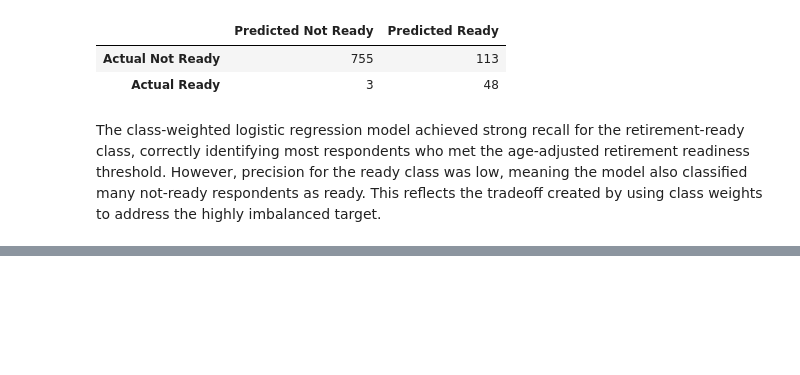
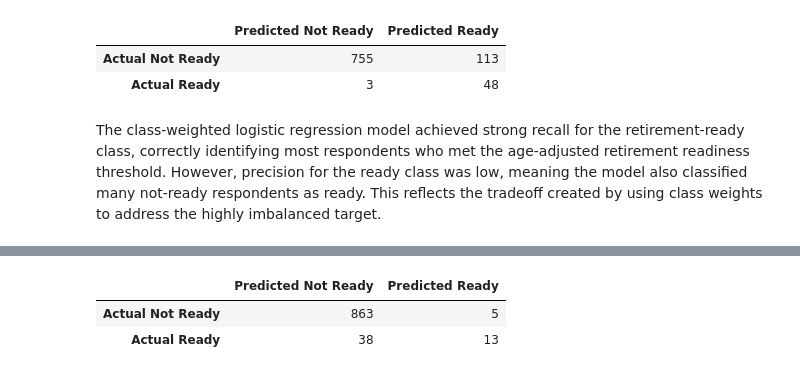
Before and after one commit to jsween/CapstoneProject, a Jupyter notebook: notebooks/04_ML_Models.ipynb, the cells around one changed output, grey strips where cells are left out. Saved outputs shown, nothing was run; the diff lists cells and outputs as text; code cells hidden in the pictures; blank space fills up the shorter version.

```diff
--- a/notebooks/04_ML_Models.ipynb
+++ b/notebooks/04_ML_Models.ipynb
@@ -406,7 +408,7 @@ classification_target = "RET_READY"
 X_cls = df[classification_features]
 y_cls = df['RET_READY']
 # %%
-X_train_c, X_test_c, y_train_c, y_test_c = train_test_split(
+X_train_cls, X_test_cls, y_train_cls, y_test_cls = train_test_split(
     X_cls,
     y_cls,
     test_size=0.2,
@@ -414,7 +416,7 @@ X_train_c, X_test_c, y_train_c, y_test_c = train_test_split(
     stratify=y_cls
 )
 
-X_train_c.shape, X_test_c.shape, y_train_c.shape, y_test_c.shape
+X_train_cls.shape, X_test_cls.shape, y_train_cls.shape, y_test_cls.shape
 # %% [output]
 ((3676, 10), (919, 10), (3676,), (919,))
 # %%
@@ -486,0 +520,14 @@ The class-weighted logistic regression model achieved strong recall for the reti
+# %%
+cm_rf = confusion_matrix(y_test_cls, y_pred_rf)
+
+cm_rf_df = pd.DataFrame(
+    cm_rf,
+    index=["Actual Not Ready", "Actual Ready"],
+    columns=["Predicted Not Ready", "Predicted Ready"]
+)
+
+cm_rf_df
+# %% [output]
+|  | Predicted Not Ready | Predicted Ready |
+| Actual Not Ready | 863 | 5 |
+| Actual Ready | 38 | 13 |
```
Also changed, not shown: parts of 19 cells of this notebook.
